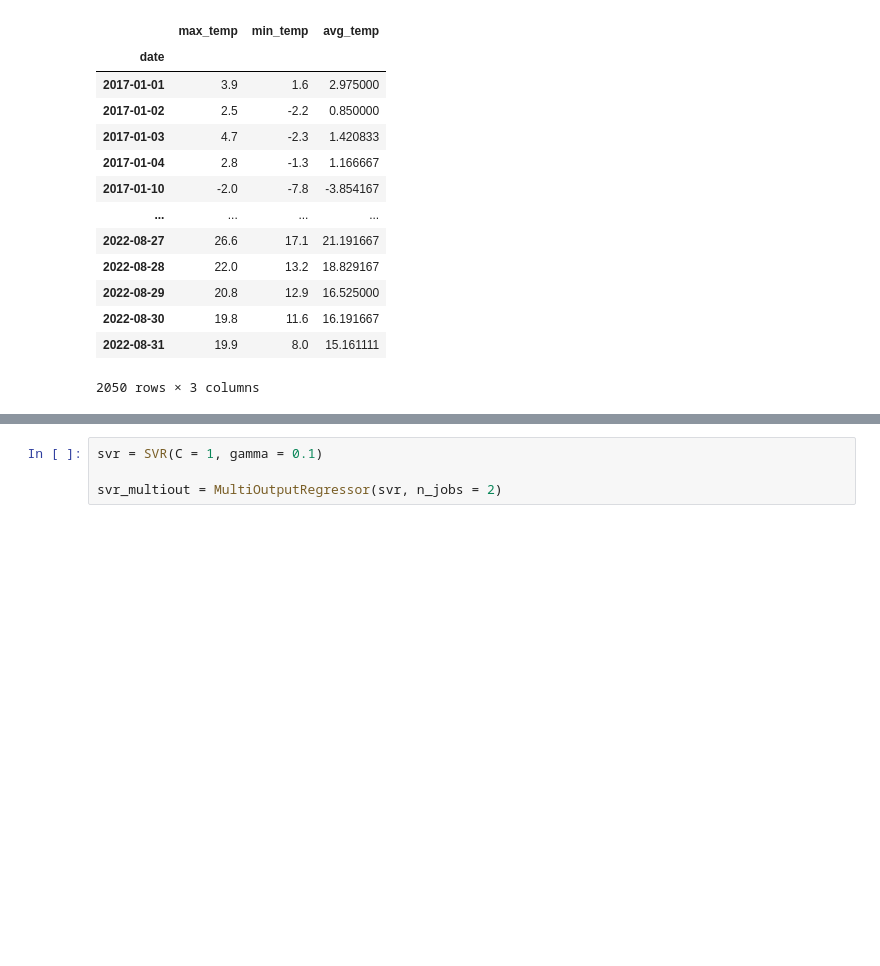
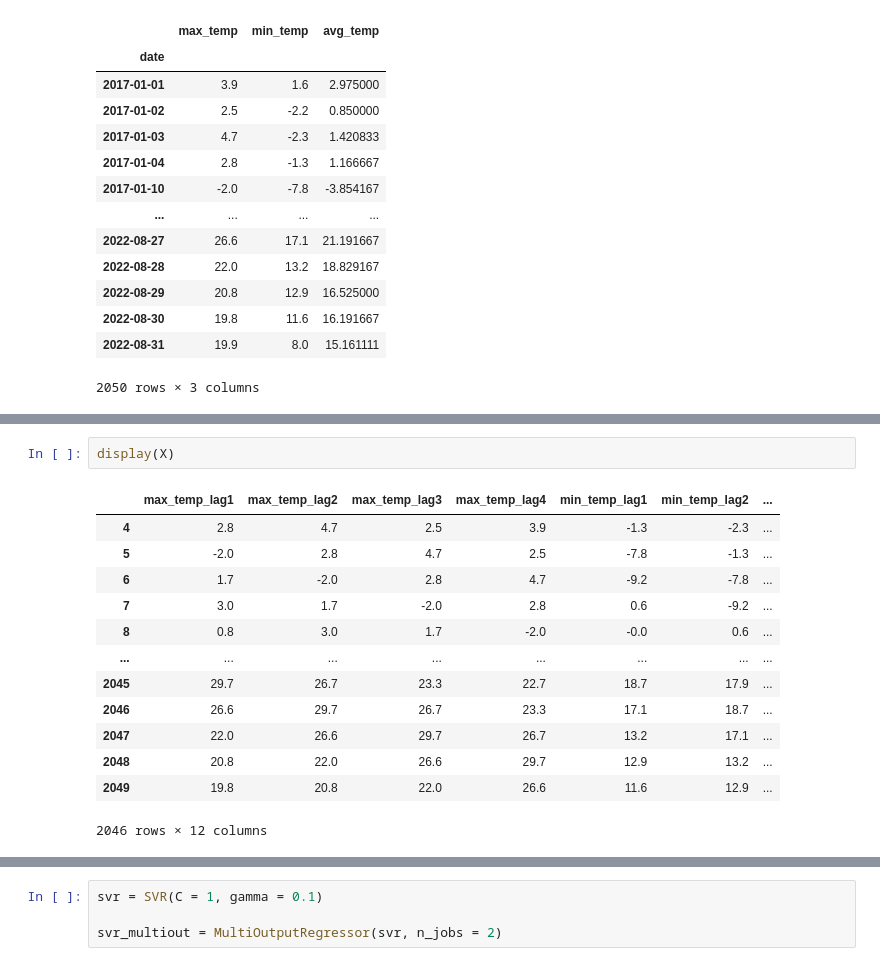
Before and after one commit to MichaelTheFear/INF1038_Aprendizado_Automatico_Trab_1, a Jupyter notebook: inf1038-ts-neural-network.ipynb, the cells around one changed output, grey strips where cells are left out. Saved outputs shown, nothing was run; the diff lists cells and outputs as text; blank space fills up the shorter version.

```diff
--- a/inf1038-ts-neural-network.ipynb
+++ b/inf1038-ts-neural-network.ipynb
@@ -126,3 +144,19 @@ X = lagged_df.reset_index()[['max_temp_lag', 'min_temp_lag', 'avg_temp_lag']][sh
 y = lagged_df.reset_index()[['max_temp', 'min_temp', 'avg_temp']][shifted:]
 dates = dates_df.index[shifted:]
+# %%
+display(X)
+# %% [output]
+|  | max_temp_lag1 | max_temp_lag2 | max_temp_lag3 | max_temp_lag4 | min_temp_lag1 | min_temp_lag2 | ... |
+| 4 | 2.8 | 4.7 | 2.5 | 3.9 | -1.3 | -2.3 | ... |
+| 5 | -2.0 | 2.8 | 4.7 | 2.5 | -7.8 | -1.3 | ... |
+| 6 | 1.7 | -2.0 | 2.8 | 4.7 | -9.2 | -7.8 | ... |
+| 7 | 3.0 | 1.7 | -2.0 | 2.8 | 0.6 | -9.2 | ... |
+| 8 | 0.8 | 3.0 | 1.7 | -2.0 | -0.0 | 0.6 | ... |
+| ... | ... | ... | ... | ... | ... | ... | ... |
+| 2045 | 29.7 | 26.7 | 23.3 | 22.7 | 18.7 | 17.9 | ... |
+| 2046 | 26.6 | 29.7 | 26.7 | 23.3 | 17.1 | 18.7 | ... |
+| 2047 | 22.0 | 26.6 | 29.7 | 26.7 | 13.2 | 17.1 | ... |
+| 2048 | 20.8 | 22.0 | 26.6 | 29.7 | 12.9 | 13.2 | ... |
+| 2049 | 19.8 | 20.8 | 22.0 | 26.6 | 11.6 | 12.9 | ... |
+2046 rows × 12 columns
 # %%
```
Also changed, not shown: parts of 15 cells of this notebook.
